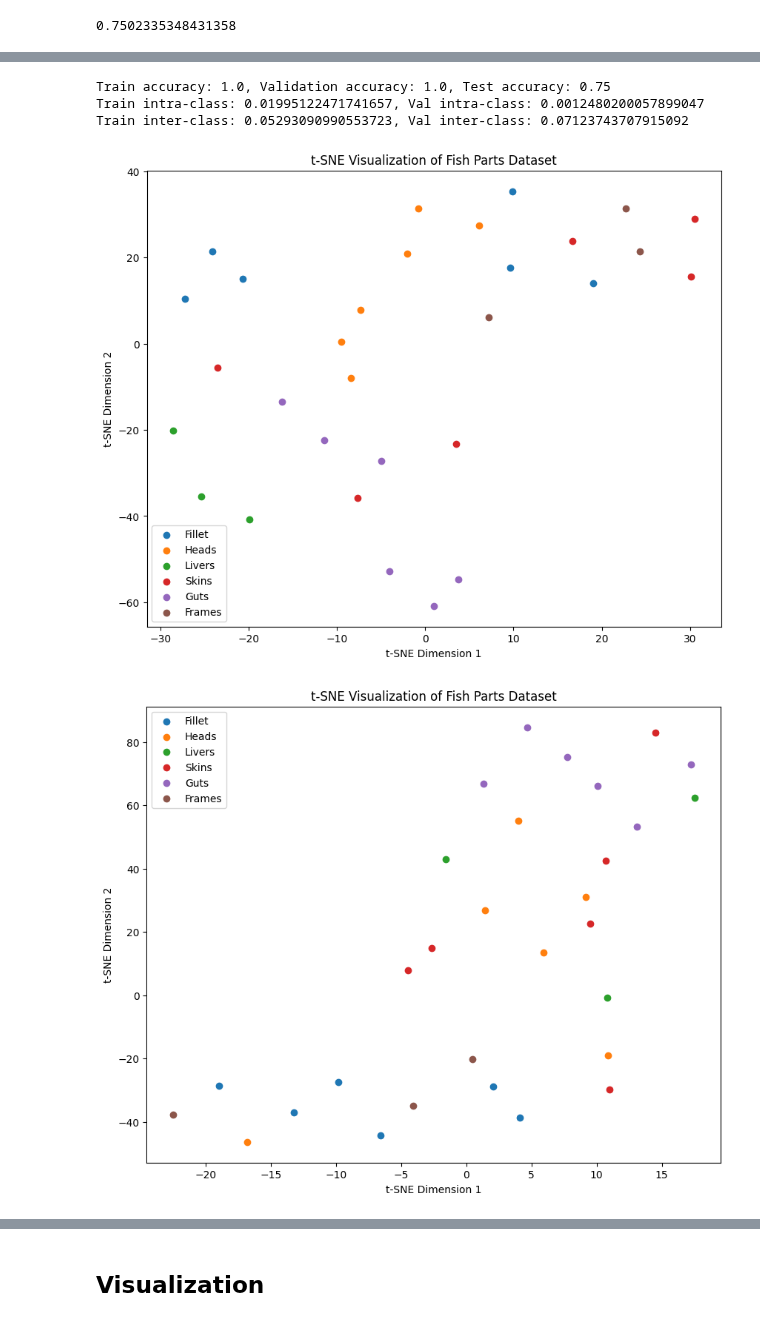
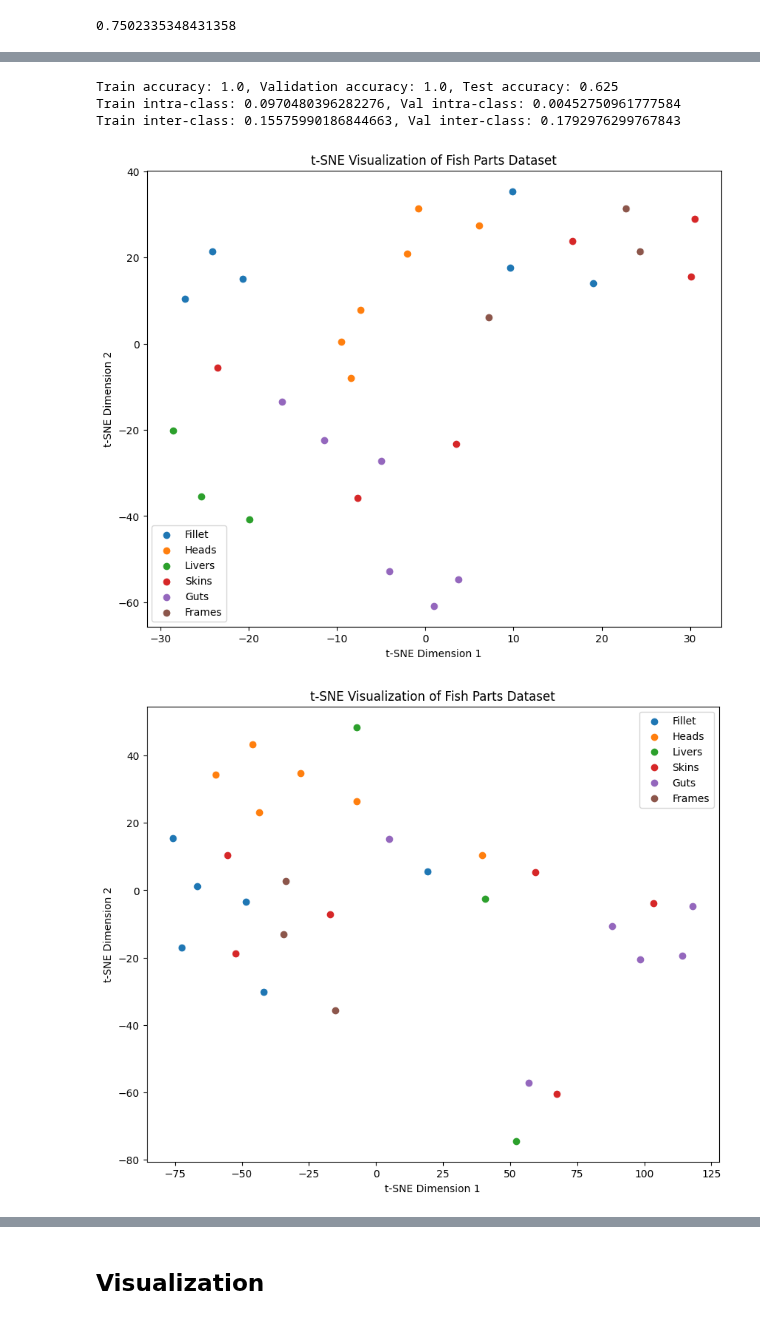
Before and after one commit to woodRock/fishy-business, a Jupyter notebook: code/identification/part/mtgp_runs_03/run_04.ipynb, the cells around one changed output, grey strips where cells are left out. Saved outputs shown, nothing was run; the diff lists cells and outputs as text; code cells hidden in the pictures.

```diff
--- a/code/identification/part/mtgp_runs_03/run_04.ipynb
+++ b/code/identification/part/mtgp_runs_03/run_04.ipynb
@@ -790,39 +782,39 @@ from sklearn.manifold import TSNE
 
 # # Load sample dataset (you can replace this with your own dataset)
 # iris = datasets.load_iris()
 # X = iris.data
 # y = iris.target
 
 # Perform t-SNE dimensionality reduction
 perplexity = 10
-features = toolbox.compile(expr=hof[0], pset=pset)
+features = toolbox.compile(expr=hof[78], pset=pset)
 
-evaluate_classification(hof.items[0], verbose=True)
+evaluate_classification(hof.items[78], verbose=True)
 
 for X_set in [X, features]:
     tsne = TSNE(n_components=2, perplexity=perplexity, random_state=42)
     X_tsne = tsne.fit_transform(X_set)
 
     # Plot the data
     plt.figure(figsize=(10, 8))
 
     labels = ['Fillet','Heads','Livers','Skins','Guts','Frames']
 
     # Plot points belonging to different classes with different colors
     for idx, label in enumerate(np.unique(y)):
         plt.scatter(X_tsne[y == label, 0], X_tsne[y == label, 1], label=labels[idx])
 
     plt.title('t-SNE Visualization of Fish Parts Dataset')
     plt.xlabel('t-SNE Dimension 1')
     plt.ylabel('t-SNE Dimension 2')
     plt.legend()
     plt.show()
 # %% [output]
-Train accuracy: 1.0, Validation accuracy: 1.0, Test accuracy: 0.75
-Train intra-class: 0.01995122471741657, Val intra-class: 0.0012480200057899047
-Train inter-class: 0.05293090990553723, Val inter-class: 0.07123743707915092
+Train accuracy: 1.0, Validation accuracy: 1.0, Test accuracy: 0.625
+Train intra-class: 0.0970480396282276, Val intra-class: 0.00452750961777584
+Train inter-class: 0.15575990186844663, Val inter-class: 0.1792976299767843
 [figure]
-[figure, old version]
+[figure, new version]
 # %%
 import numpy as np
 import matplotlib.pyplot as plt
```
Also changed, not shown: parts of 13 cells of this notebook.
